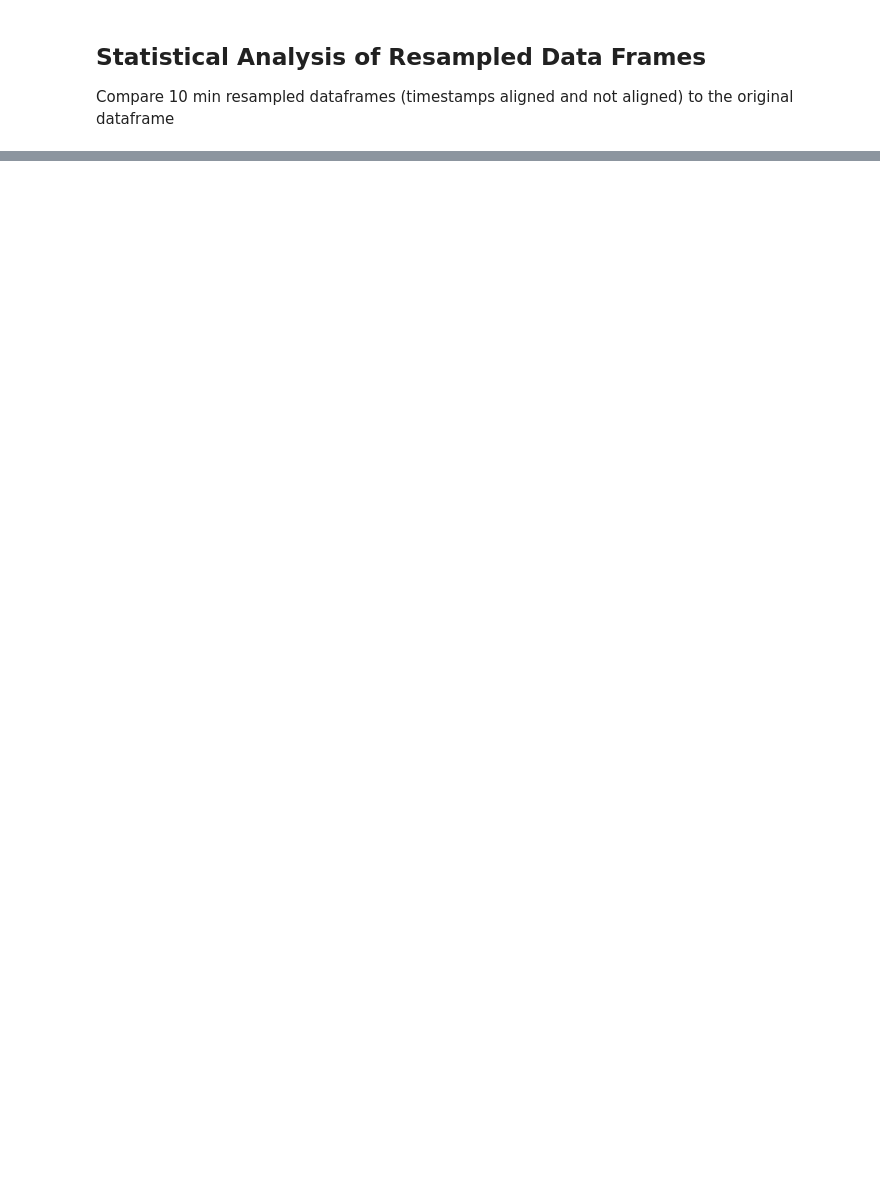
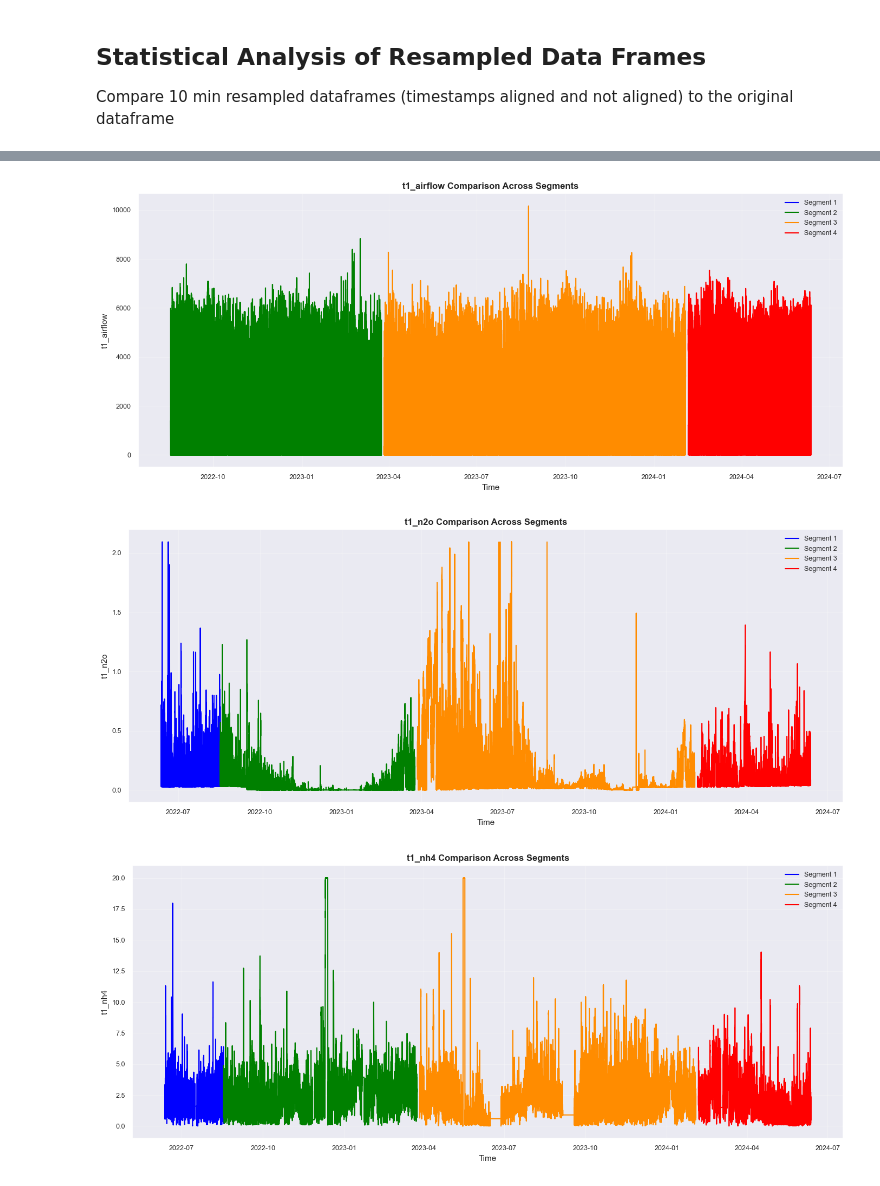
Before and after one commit to tom-mcarthur03/EDS_Design_Project, a Jupyter notebook: notebooks/data_preprocessing/EDA_local.ipynb, the cells around one changed output, grey strips where cells are left out. Drawn from its saved outputs; the diff is of its cells as text; code cells hidden in the pictures; blank space fills up the shorter version.

```diff
--- a/notebooks/data_preprocessing/EDA_local.ipynb
+++ b/notebooks/data_preprocessing/EDA_local.ipynb
@@ -133,0 +782,31 @@ comparison
+# %%
+def plot_segments_overlay(df_segmented, variables):
+
+    segment_ids = sorted(df_segmented["segment_id"].unique())
+
+    for var in variables:
+        plt.figure(figsize=(14,6))
+
+        for seg_id in segment_ids:
+            seg_df = df_segmented[df_segmented["segment_id"] == seg_id]
+
+            plt.plot(
+                seg_df.index,
+                seg_df[var],
+                label=f"Segment {seg_id}",
+                color=segment_colors[seg_id]   # ← uses dictionary
+            )
+
+        plt.title(f"{var} Comparison Across Segments")
+        plt.xlabel("Time")
+        plt.ylabel(var)
+        plt.legend()
+        plt.tight_layout()
+        plt.show()
+# %%
+variables = cols_gaps
+plot_segments_overlay(df_10T_segments, variables)
+# %% [output]
+[figure, added]
+[figure, added]
+[figure, added]
```
Also changed, not shown: parts of 53 cells of this notebook.
